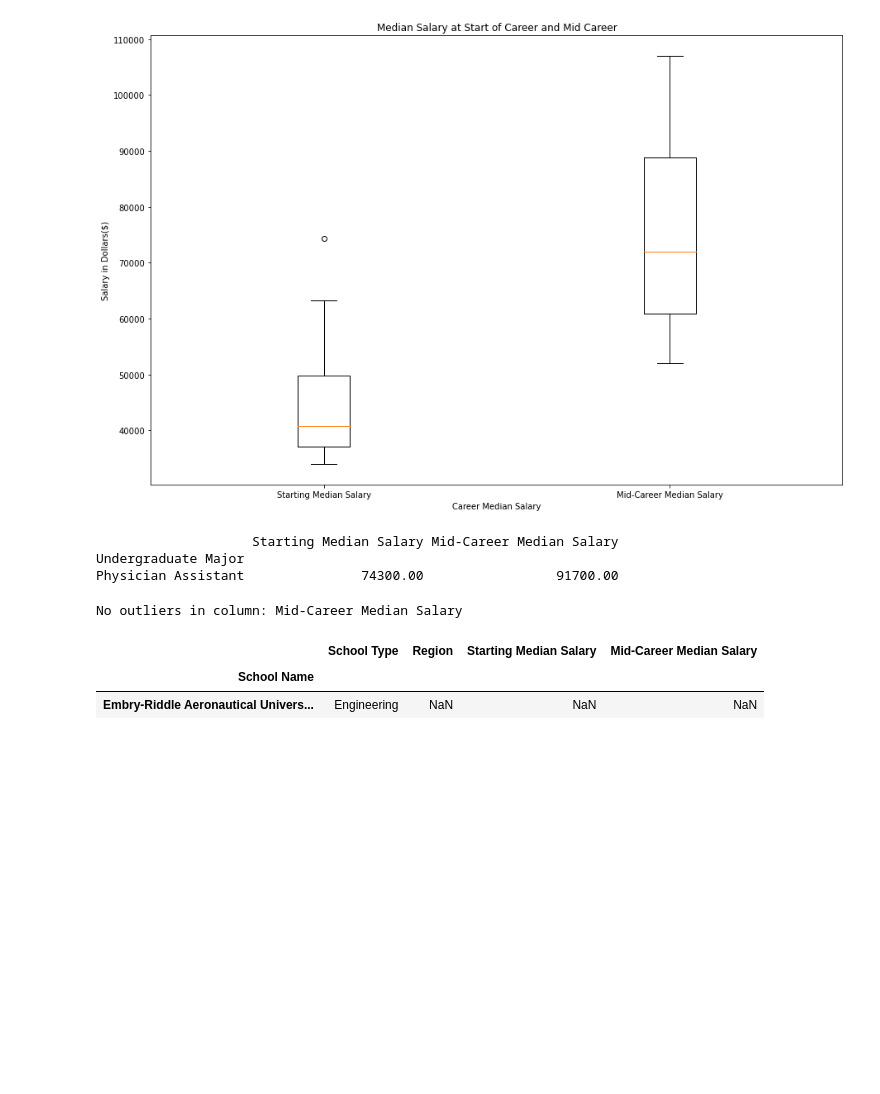
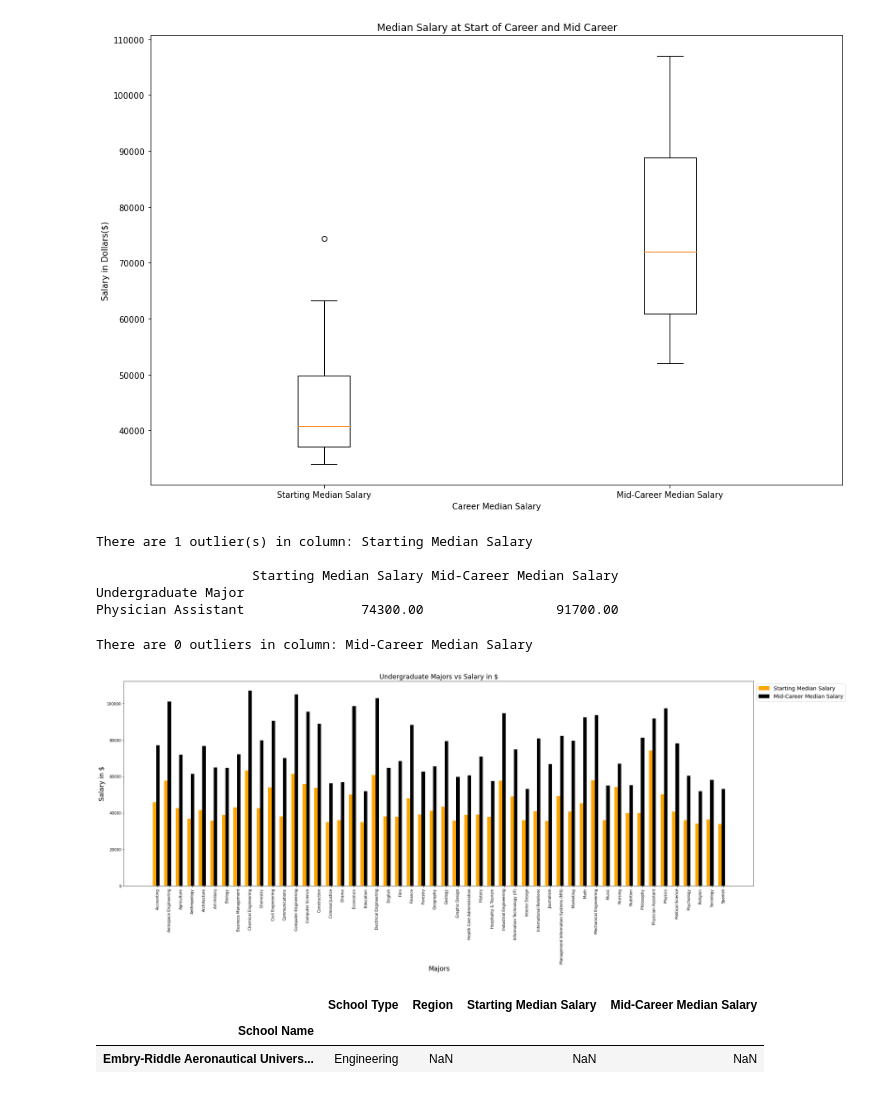
Before and after one commit to CS301-Group4/Student-Grades, a Jupyter notebook: Question_1.ipynb, the cells around one changed output. Saved outputs shown, nothing was run; the diff lists cells and outputs as text; code cells hidden in the pictures; blank space fills up the shorter version.

```diff
--- a/Question_1.ipynb
+++ b/Question_1.ipynb
@@ -127,8 +134,11 @@ outliers = pd.concat([min_df, max_df])
 if(len(outliers) == 0):
     print("No outliers in column: Mid-Career Median Salary")
 else:
-    print(outliers.head())
+    print("There are %d outlier(s) in column: Starting Median Salary\n" % len(outliers))
+    print(outliers.head(len(outliers)))
 # %% [output]
+There are 1 outlier(s) in column: Starting Median Salary
+
                     Starting Median Salary Mid-Career Median Salary
 Undergraduate Major
 Physician Assistant               74300.00                 91700.00
@@ -136,7 +146,7 @@ Physician Assistant               74300.00                 91700.00
 #Check for any and all outliers for the column: Mid-Career Median Salary in major_salary
 # %%
 #Get any and all outliers for column Mid-Career Median Salary in major_salary
-iqr = mid_career.quantile(0.75) - start_career.quantile(0.25)
+iqr = mid_career.quantile(0.75) - mid_career.quantile(0.25)
 min = mid_career.quantile(0.25) - (1.5 * iqr)
 max = mid_career.quantile(0.75) + (1.5 * iqr)
 
@@ -144,10 +154,11 @@ min_df = major_salary.loc[major_salary['Mid-Career Median Salary'].astype(float)
 max_df = major_salary.loc[major_salary['Mid-Career Median Salary'].astype(float) > max]
 outliers = pd.concat([min_df, max_df])
 if(len(outliers) == 0):
-    print("No outliers in column: Mid-Career Median Salary")
+    print("There are 0 outliers in column: Mid-Career Median Salary")
 else:
-    print(outliers.head())
+    print("There are %d outlier(s) in column: Mid-Career Median Salary\n" % len(outliers))
+    print(outliers.head(len(outliers)))
 # %% [output]
-No outliers in column: Mid-Career Median Salary
+There are 0 outliers in column: Mid-Career Median Salary
 # %%
 #Create a bar graph comparing starting and mid-career median salary of each major that is listed
@@ -155,0 +165,20 @@ No outliers in column: Mid-Career Median Salary
+# %%
+#Code for bar graph goes here
+x_axis = major_salary.index
+start_series = major_salary['Starting Median Salary'].astype(float)
+mid_series = major_salary['Mid-Career Median Salary'].astype(float)
+ind = 10*np.arange(len(x_axis))
+wid = 3
+plt.figure(figsize=(30,10))
+plt.bar(ind, start_series, wid, label="Starting Median Salary", color='orange')
+plt.bar(ind+wid, mid_series, wid, label="Mid-Career Median Salary", color='black')
+plt.title("Undergraduate Majors vs Salary in $", fontsize="xx-large")
+plt.xlabel("Majors", fontsize="xx-large")
+plt.ylabel("Salary in $", fontsize="xx-large")
+plt.xticks(ind+wid, x_axis, rotation='vertical')
+plt.legend(loc=0, fontsize="x-large", bbox_to_anchor=(1.15,1))
+plt.show()
+
+#Planning on splitting this up into two different graphs for the next deliverable
+# %% [output]
+[figure, added]
```
Also changed, not shown: parts of 13 cells of this notebook, 1 other file.
